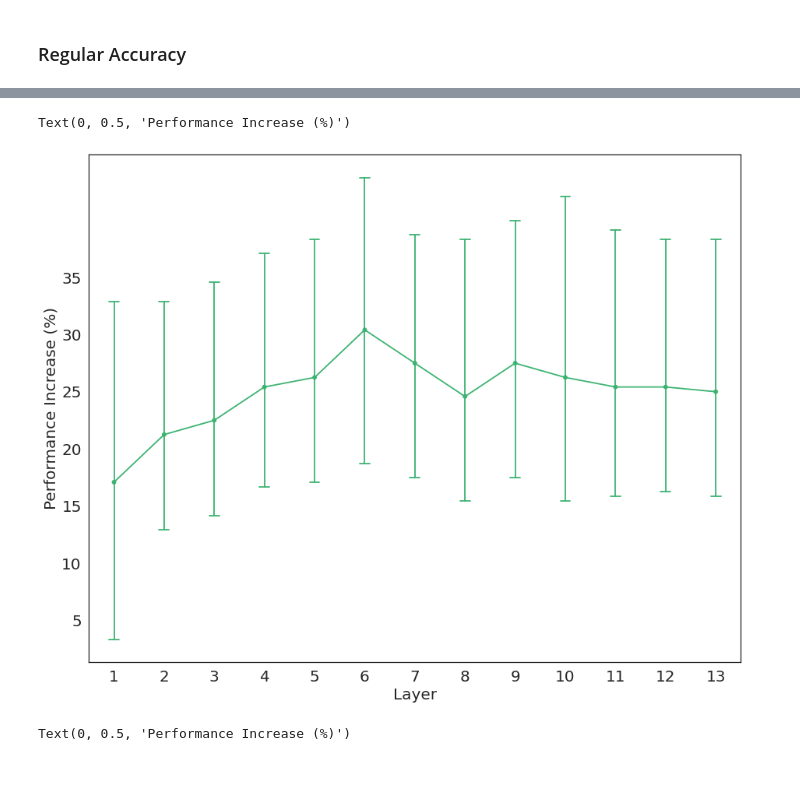
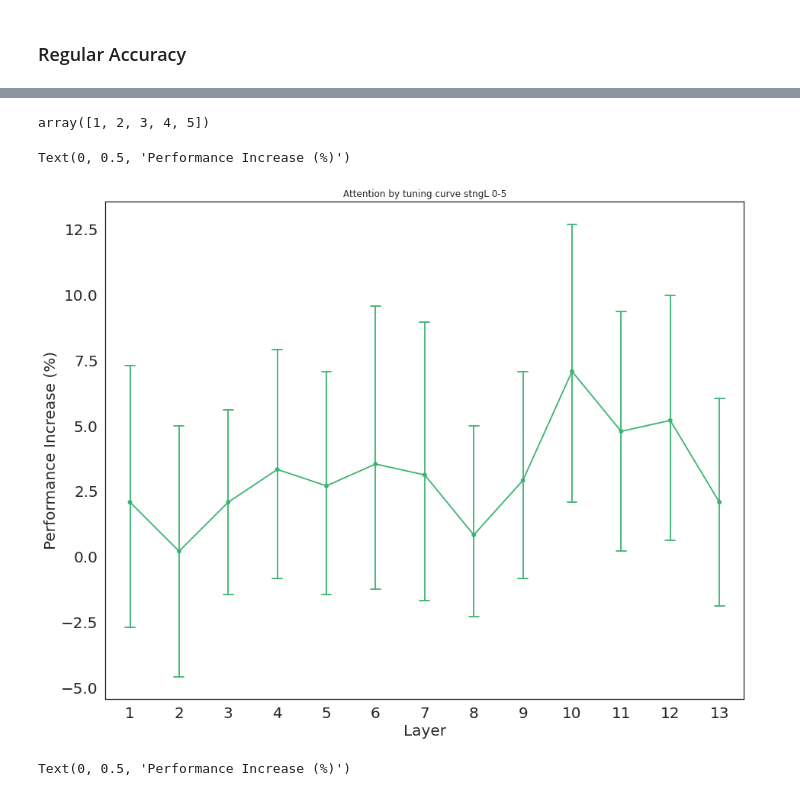
Before and after one commit to soukhind2/vgg16obj, a Jupyter notebook: Merge_set.ipynb, the cells around one changed output, grey strips where cells are left out. Saved outputs shown, nothing was run; the diff lists cells and outputs as text; code cells hidden in the pictures.

```diff
--- a/Merge_set.ipynb
+++ b/Merge_set.ipynb
@@ -469,7 +457,7 @@ def gen_attnmap(modifier,mask,category,bi,atype):
 
     """
     attnmap = []
-    beta = calc_beta(avg_tun_activ)
+    beta = calc_beta(avg_tun_activ)/10
 
     #conv1_1 & conv1_2
     for layer in range(2):
@@ -584,7 +572,6 @@ def avg_accuracy(data_train,train_labels,
 
     """
 
-
     epochs = 30
     n_layers = 13
     t_acc = np.zeros(n_layers)
@@ -592,6 +579,8 @@ def avg_accuracy(data_train,train_labels,
         layermask = np.zeros(13)
         layermask[li] = 1
         tensor_attnmap = gen_attnmap(modifier,layermask*atstrng,category,bidir,atype)
+
+
 
 
         def attnrelu(x,map = tensor_attnmap,atype = atype):
@@ -638,6 +627,7 @@ def calc_beta(avg_act):
   for layer in range(len(avg_act)):
     for item in avg_act[layer]:
       beta[layer] += np.mean(item)
+      beta = np.array(beta)
   return beta
 # %%
 #@title Multiplicative and bidirectionality corrected
@@ -647,13 +637,24 @@ import gc
 #cat_grads = [[[-item for item in subl] for subl in level] for level in cat_grads]
 layeridx = 0
 np.save('layeridx',layeridx)
-atstrng = 1
+atstrng = 0.5 #0
 grand_acc = [[] for i in range(6)]
 for cat in range(6):
   print('Category of interest: ', categories[cat])
   train_it = np.concatenate((reg_train[cat],reg_train[cat + 6]))
   test_it = np.concatenate((data_test[cat],data_test[cat + 6]))
   print(train_it.shape,test_it.shape)
+  model = VGG16(weights='imagenet',
+                      include_top=False,input_shape = [224,224,3])
+
+  top_model = Sequential()
+  top_model.add(Flatten(input_shape=features_train.shape[1:]))
+  top_model.add(Dense(4096, activation='relu',name = 'top_dense1'))
+  top_model.add(Dense(2, activation='softmax',name = 'predictions'))
+  top_model.compile(optimizer= Adam(lr=1e-5),
+              loss=losses,
+              metrics=['accuracy'])
+
   grand_acc[cat] = avg_accuracy(train_it,
                             train_labels,
                             test_it,
@@ -770,40 +770,49 @@ Category of interest:  Nonpowered
+# %%
+np.arange(1,6,1)
+# %% [output]
+array([1, 2, 3, 4, 5])
 # %%
 import numpy as np
 import matplotlib.pyplot as plt
 
 x = np.load('tun_accuracy_new0.npy')
 x = np.expand_dims(x,0)
 
-temp = np.load('tun_accuracy_new0.5.npy')
-temp = np.expand_dims(temp,0)
-x = np.vstack((x,temp))
+for i in np.arange(0.5,5,1):
+  temp = np.load('tun_accuracy_new' + str(i) + '.npy')
+  temp = np.expand_dims(temp,0)
+  x = np.vstack((x,temp))
 
-temp = np.load('tun_accuracy_new0.npy')
-temp = np.expand_dims(temp,0)
-x = np.vstack((x,temp))
+for i in np.arange(1,6,1):
+  temp = np.load('tun_accuracy_new' + str(i) + '.npy')
+  temp = np.expand_dims(temp,0)
+  x = np.vstack((x,temp))
+
+
 
 
 x = np.amax(x,0)
 
 plt_data = np.zeros((6,13))
 for i in range(6):
   for j in range(13):
     plt_data[i,j] = x[i,j] - acc[i]
 
 
 import seaborn as sns
 sns.set(style="white",rc={"lines.linewidth": 1})
 plt.figure(figsize = (15,12))
 ax = sns.pointplot(data = plt_data*100, color = 'mediumseagreen',
                    errorwidth = 0.1 , capsize = 0.2)
 
 ax.set_xlabel('Layer',size = 20)
 ax.set_xticklabels(np.arange(1,14),size = 20)
-ax.set_yticklabels(np.arange(0,40,5),size = 20)
+plt.yticks(fontsize = 20)
+plt.title('Attention by tuning curve stngL 0-5')
 ax.set_ylabel('Performance Increase (%)',size = 20)
 # %% [output]
 Text(0, 0.5, 'Performance Increase (%)')
-[figure, old version]
+[figure, new version]
 # %%
 #grad_acc = plt_data
 tun_acc = plt_data
```
Also changed, not shown: parts of 10 cells of this notebook.
